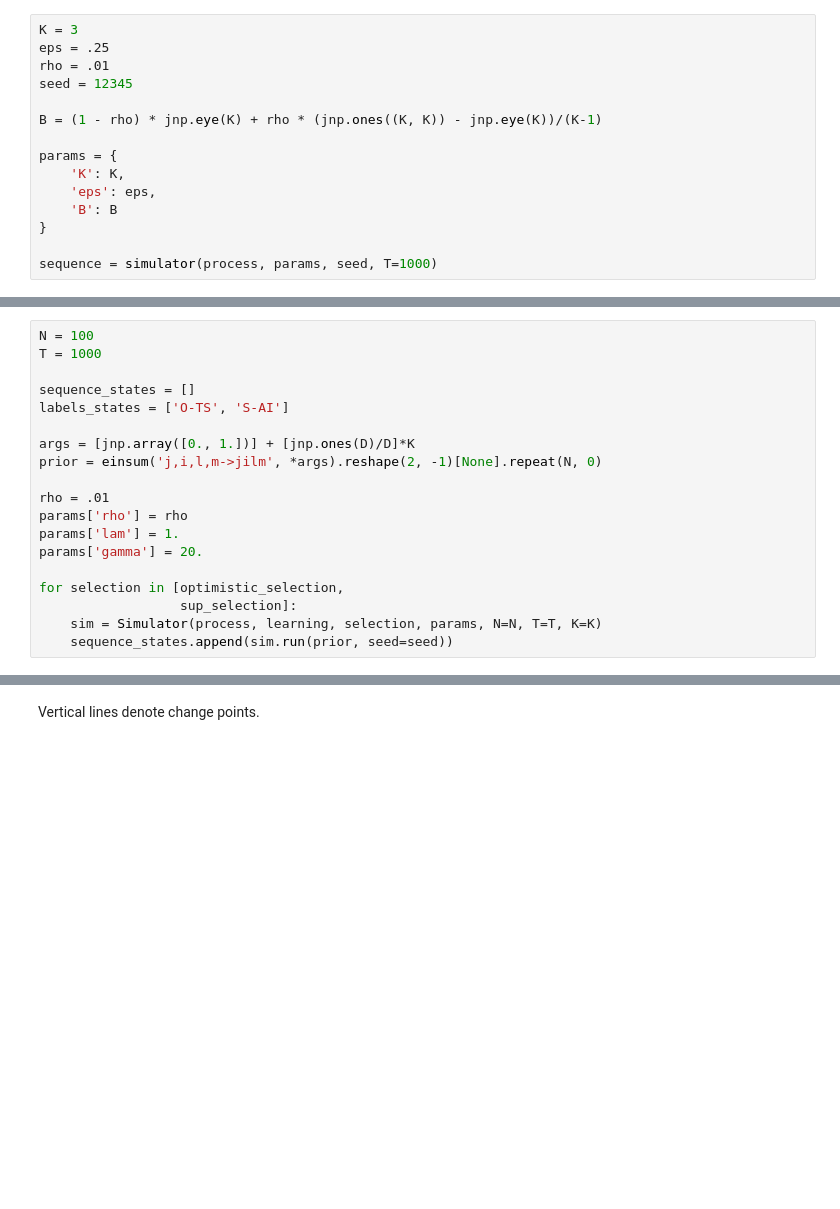
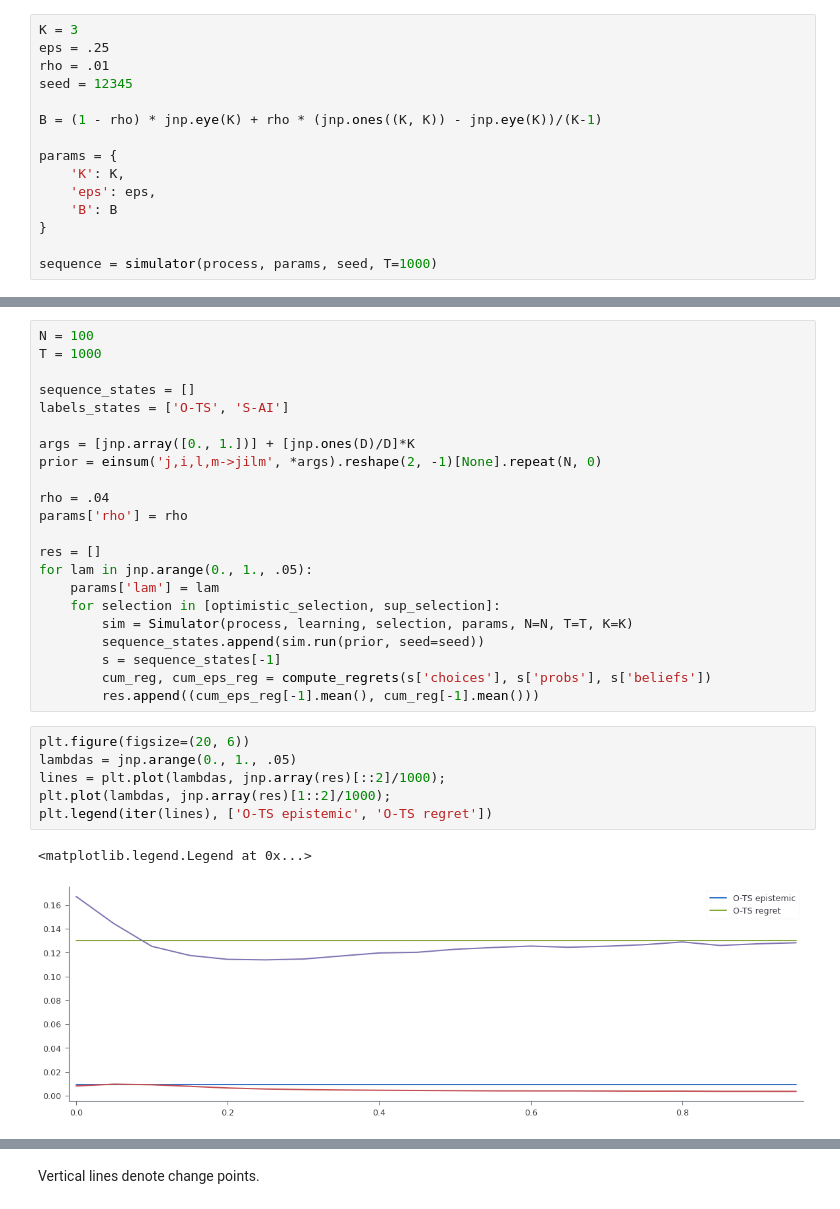
Before and after one commit to dimarkov/aibandits, a Jupyter notebook: switching_bandits_comparison_1.ipynb, the cells around one changed output, grey strips where cells are left out. Cells and saved outputs as stored; diff of their text form; blank space fills up the shorter version.

```diff
--- a/switching_bandits_comparison_1.ipynb
+++ b/switching_bandits_comparison_1.ipynb
@@ -273,14 +292,26 @@ labels_states = ['O-TS', 'S-AI']
 args = [jnp.array([0., 1.])] + [jnp.ones(D)/D]*K
 prior = einsum('j,i,l,m->jilm', *args).reshape(2, -1)[None].repeat(N, 0)
 
-rho = .01
+rho = .04
 params['rho'] = rho
-params['lam'] = 1.
-params['gamma'] = 20.
 
-for selection in [optimistic_selection,
-                  sup_selection]:
-    sim = Simulator(process, learning, selection, params, N=N, T=T, K=K)
-    sequence_states.append(sim.run(prior, seed=seed))
+res = []
+for lam in jnp.arange(0., 1., .05):
+    params['lam'] = lam
+    for selection in [optimistic_selection, sup_selection]:
+        sim = Simulator(process, learning, selection, params, N=N, T=T, K=K)
+        sequence_states.append(sim.run(prior, seed=seed))
+        s = sequence_states[-1]
+        cum_reg, cum_eps_reg = compute_regrets(s['choices'], s['probs'], s['beliefs'])
+        res.append((cum_eps_reg[-1].mean(), cum_reg[-1].mean()))
+# %%
+plt.figure(figsize=(20, 6))
+lambdas = jnp.arange(0., 1., .05)
+lines = plt.plot(lambdas, jnp.array(res)[::2]/1000);
+plt.plot(lambdas, jnp.array(res)[1::2]/1000);
+plt.legend(iter(lines), ['O-TS epistemic', 'O-TS regret'])
+# %% [output]
+<matplotlib.legend.Legend at 0x...>
+[figure, added]
 # %%
 # plot beliefs which were inferred using discretized hidden states
```
Also changed, not shown: parts of 30 cells of this notebook, 2 other files.
